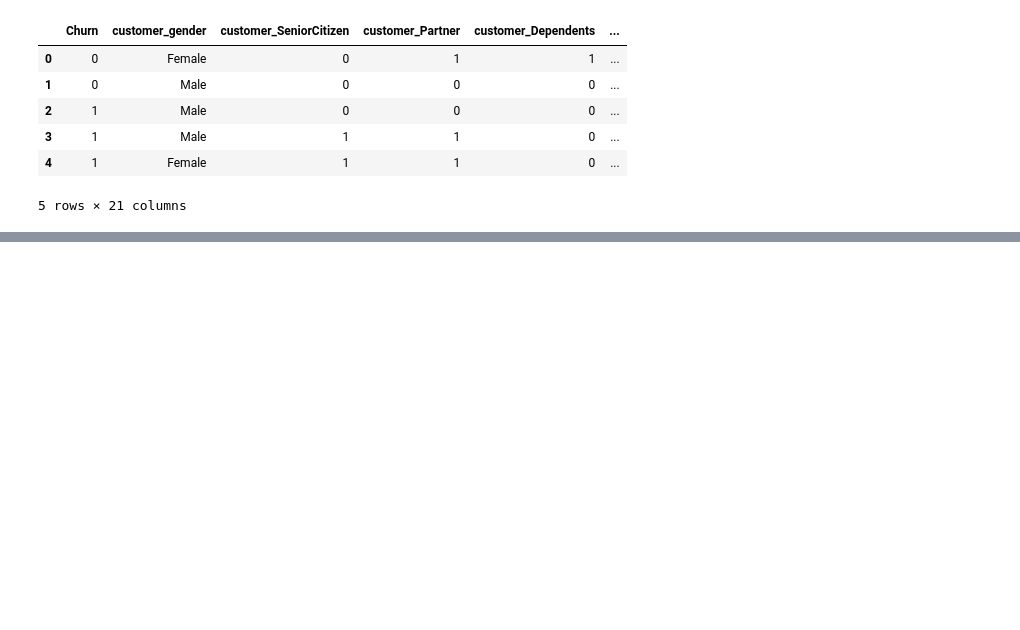
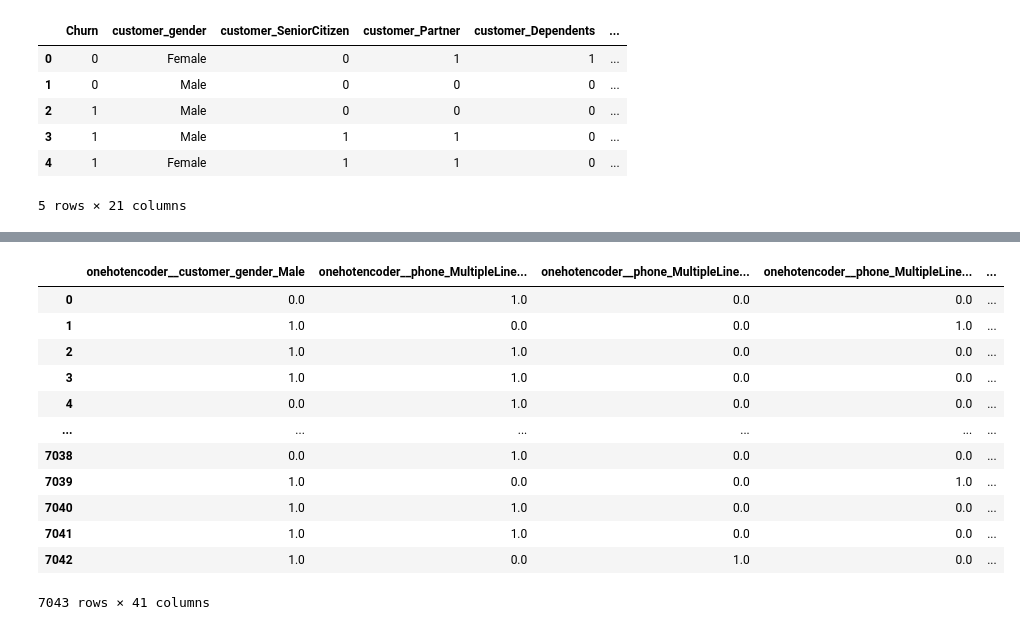
Before and after one commit to Fvargasv/Challenge-Telecom-X-Parte-2, a Jupyter notebook: Telecom_X_parte_2.ipynb, the cells around one changed output, grey strips where cells are left out. Drawn from its saved outputs; the diff is of its cells as text; code cells hidden in the pictures; blank space fills up the shorter version.

```diff
--- a/Telecom_X_parte_2.ipynb
+++ b/Telecom_X_parte_2.ipynb
@@ -45,0 +91,12 @@ datos.head()
+# %%
+columnas = X.columns
+# %%
+one_hot = make_column_transformer((OneHotEncoder(drop='if_binary'),
+                                  ['customer_gender','phone_MultipleLines', 'internet_InternetService','internet_OnlineSecurity',
+                                   'internet_OnlineBackup','internet_DeviceProtection','internet_TechSupport','internet_StreamingTV','internet_StreamingMovies',
+                                   'Contract','PaymentMethod']),
+                                  remainder='passthrough',
+                                  sparse_threshold=0,
+                                  force_int_remainder_cols=False)
+# %%
+X= one_hot.fit_transform(X)
@@ -45,0 +123,17 @@ datos.head()
+# %%
+pd.DataFrame(X, columns=one_hot.get_feature_names_out(columnas)) #la transformacion no me arroja un data frame debo transformarlo en uno
+#si =1 no=0
+# %% [output]
+|  | onehotencoder__customer_gender_Male | onehotencoder__phone_MultipleLine... | onehotencoder__phone_MultipleLine... | onehotencoder__phone_MultipleLine... | ... |
+| 0 | 0.0 | 1.0 | 0.0 | 0.0 | ... |
+| 1 | 1.0 | 0.0 | 0.0 | 1.0 | ... |
+| 2 | 1.0 | 1.0 | 0.0 | 0.0 | ... |
+| 3 | 1.0 | 1.0 | 0.0 | 0.0 | ... |
+| 4 | 0.0 | 1.0 | 0.0 | 0.0 | ... |
+| ... | ... | ... | ... | ... | ... |
+| 7038 | 0.0 | 1.0 | 0.0 | 0.0 | ... |
+| 7039 | 1.0 | 0.0 | 0.0 | 1.0 | ... |
+| 7040 | 1.0 | 1.0 | 0.0 | 0.0 | ... |
+| 7041 | 1.0 | 1.0 | 0.0 | 0.0 | ... |
+| 7042 | 1.0 | 0.0 | 1.0 | 0.0 | ... |
+7043 rows × 41 columns
```
Also changed, not shown: parts of 12 cells of this notebook.
